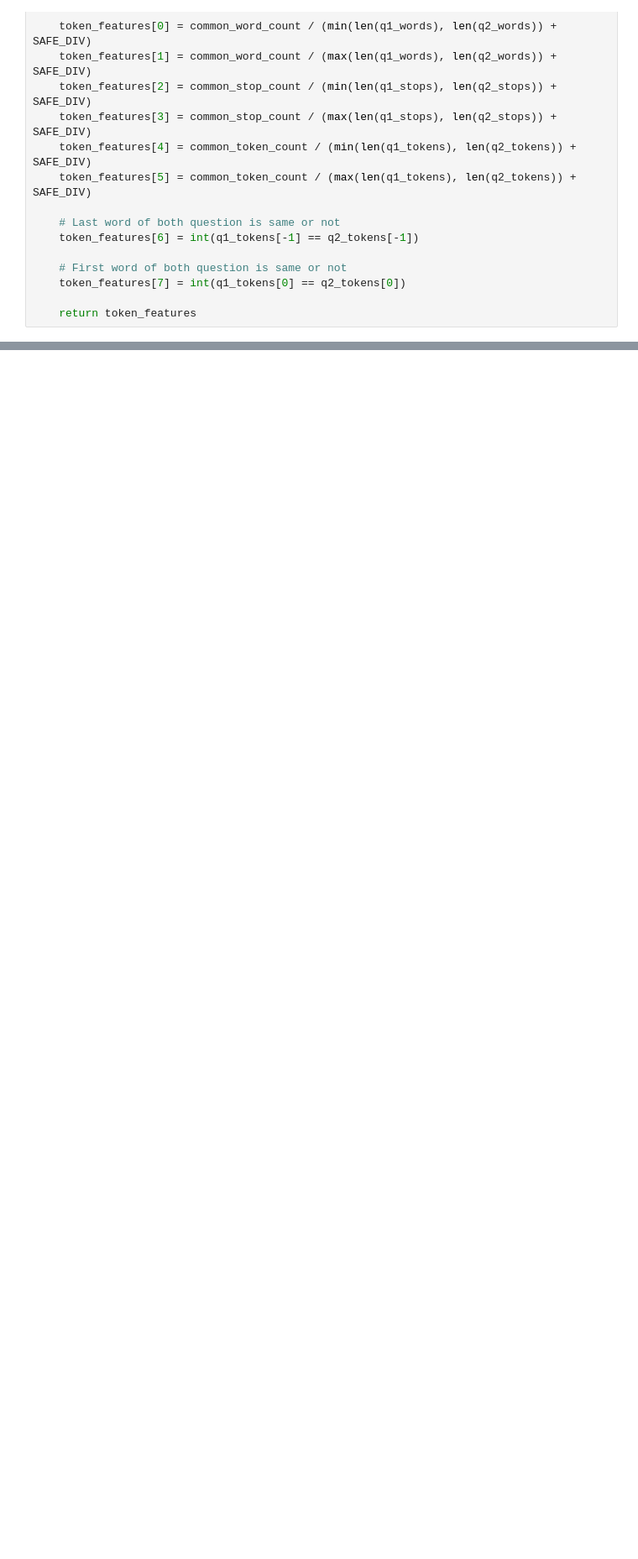
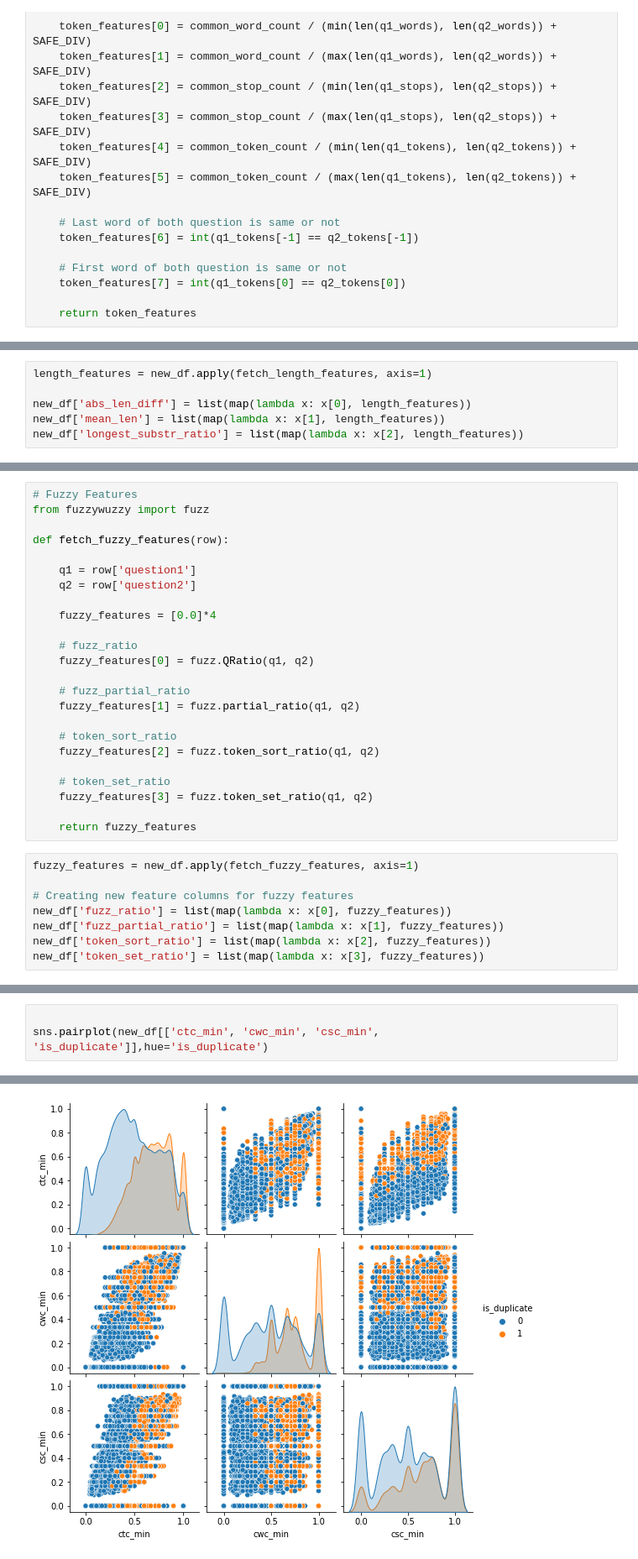
Before and after one commit to adarsha02/Duplicate-Question-Detection-using-NLP, a Jupyter notebook: hello.ipynb, the cells around one changed output, grey strips where cells are left out. Shown at 84% size. Saved outputs shown, nothing was run; the diff lists cells and outputs as text; blank space fills up the shorter version.

```diff
--- a/hello.ipynb
+++ b/hello.ipynb
@@ -368,0 +401,6 @@ LookupError:
+# %%
+length_features = new_df.apply(fetch_length_features, axis=1)
+
+new_df['abs_len_diff'] = list(map(lambda x: x[0], length_features))
+new_df['mean_len'] = list(map(lambda x: x[1], length_features))
+new_df['longest_substr_ratio'] = list(map(lambda x: x[2], length_features))
@@ -368,0 +417,32 @@ LookupError:
+# %%
+# Fuzzy Features
+from fuzzywuzzy import fuzz
+
+def fetch_fuzzy_features(row):
+
+    q1 = row['question1']
+    q2 = row['question2']
+
+    fuzzy_features = [0.0]*4
+
+    # fuzz_ratio
+    fuzzy_features[0] = fuzz.QRatio(q1, q2)
+
+    # fuzz_partial_ratio
+    fuzzy_features[1] = fuzz.partial_ratio(q1, q2)
+
+    # token_sort_ratio
+    fuzzy_features[2] = fuzz.token_sort_ratio(q1, q2)
+
+    # token_set_ratio
+    fuzzy_features[3] = fuzz.token_set_ratio(q1, q2)
+
+    return fuzzy_features
+# %%
+fuzzy_features = new_df.apply(fetch_fuzzy_features, axis=1)
+
+# Creating new feature columns for fuzzy features
+new_df['fuzz_ratio'] = list(map(lambda x: x[0], fuzzy_features))
+new_df['fuzz_partial_ratio'] = list(map(lambda x: x[1], fuzzy_features))
+new_df['token_sort_ratio'] = list(map(lambda x: x[2], fuzzy_features))
+new_df['token_set_ratio'] = list(map(lambda x: x[3], fuzzy_features))
@@ -368,0 +461,4 @@ LookupError:
+# %%
+
+sns.pairplot(new_df[['ctc_min', 'cwc_min', 'csc_min', 'is_duplicate']],hue='is_duplicate')
+# %% [output]
@@ -368,0 +466 @@ LookupError:
+[figure, added]
```
Also changed, not shown: parts of 30 cells of this notebook.
